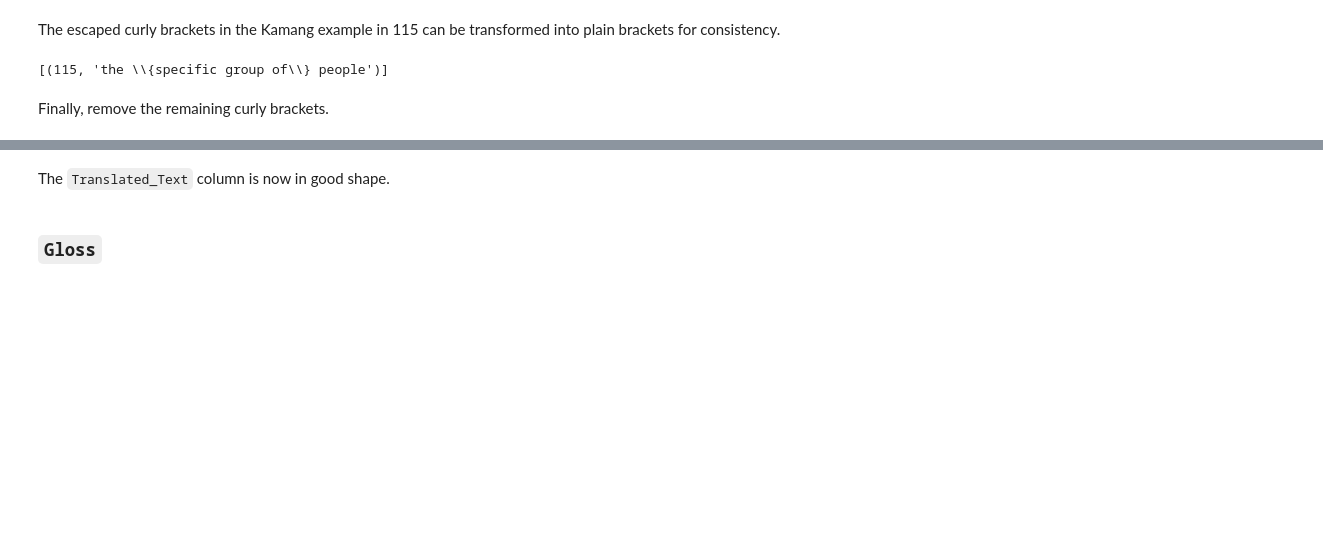
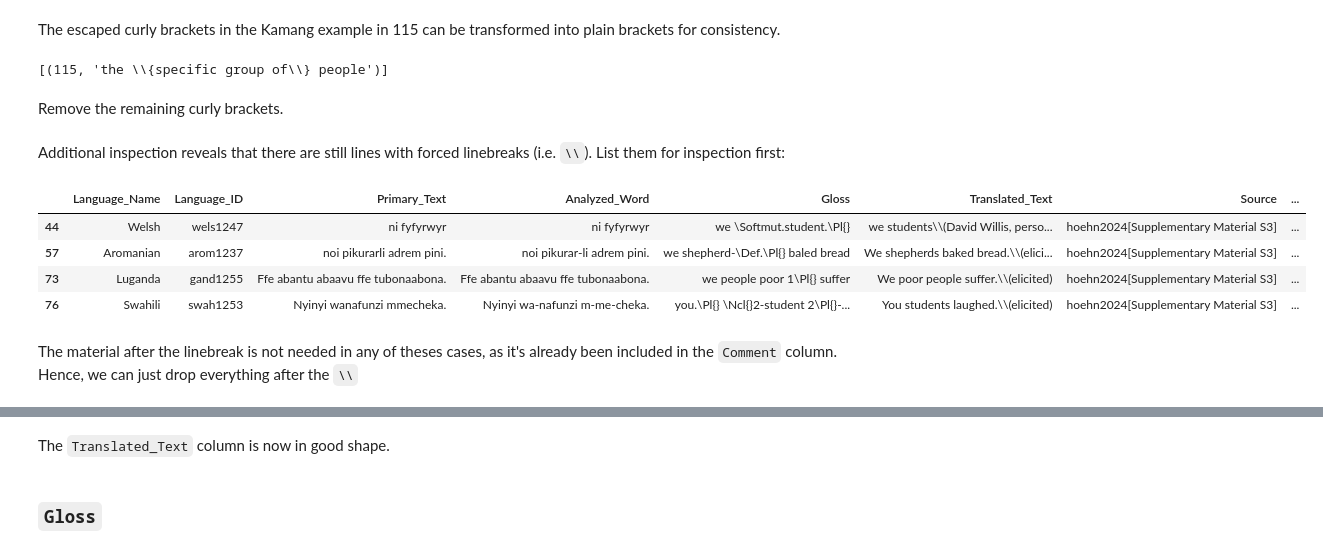
Before and after one commit to gfkpth/nominal_person, a Jupyter notebook: db-creation-notes/CLDF/clld_preparation.ipynb, the cells around one changed output, grey strips where cells are left out. Cells and saved outputs as stored; diff of their text form; code cells hidden in the pictures; blank space fills up the shorter version.

Commit message:
correctly deleting unnecessary comments from Translated_Text in examples.csv

```diff
--- a/db-creation-notes/CLDF/clld_preparation.ipynb
+++ b/db-creation-notes/CLDF/clld_preparation.ipynb
@@ -1204,9 +1202,21 @@ list_col_string(df_new,'Translated_Text',r'\\\{')
 df_new['Translated_Text']=df_new['Translated_Text'].str.replace(r'\\\{','(',regex=True)
 df_new['Translated_Text']=df_new['Translated_Text'].str.replace(r'\\\}',')',regex=True)
 # %% [markdown]
-Finally, remove the remaining curly brackets.
+Remove the remaining curly brackets.
 # %%
 todelete=[r'\{',r'\}']
 
 for p in todelete:
     df_new['Translated_Text']=df_new['Translated_Text'].str.replace(p,'',regex=True)
+# %% [markdown]
+Additional inspection reveals that there are still lines with forced linebreaks (i.e. `\\`). List them for inspection first:
+# %%
+df_new.loc[df_new['Translated_Text'].str.contains(r'\\')]
+# %% [output]
+|  | Language_Name | Language_ID | Primary_Text | Analyzed_Word | Gloss | Translated_Text | Source | ... |
+| 44 | Welsh | wels1247 | ni fyfyrwyr | ni fyfyrwyr | we \Softmut.student.\Pl{} | we students\\(David Willis, perso... | hoehn2024[Supplementary Material S3] | ... |
+| 57 | Aromanian | arom1237 | noi pikurarli adrem pini. | noi pikurar-li adrem pini. | we shepherd-\Def.\Pl{} baled bread | We shepherds baked bread.\\(elici... | hoehn2024[Supplementary Material S3] | ... |
+| 73 | Luganda | gand1255 | Ffe abantu abaavu ffe tubonaabona. | Ffe abantu abaavu ffe tubonaabona. | we people poor 1\Pl{} suffer | We poor people suffer.\\(elicited) | hoehn2024[Supplementary Material S3] | ... |
+| 76 | Swahili | swah1253 | Nyinyi wanafunzi mmecheka. | Nyinyi wa-nafunzi m-me-cheka. | you.\Pl{} \Ncl{}2-student 2\Pl{}-... | You students laughed.\\(elicited) | hoehn2024[Supplementary Material S3] | ... |
+# %% [markdown]
+The material after the linebreak is not needed in any of theses cases, as it's already been included in the `Comment` column. Hence, we can just drop everything after the `\\`
```
Also changed, not shown: parts of 3 cells of this notebook, 1 other file.
